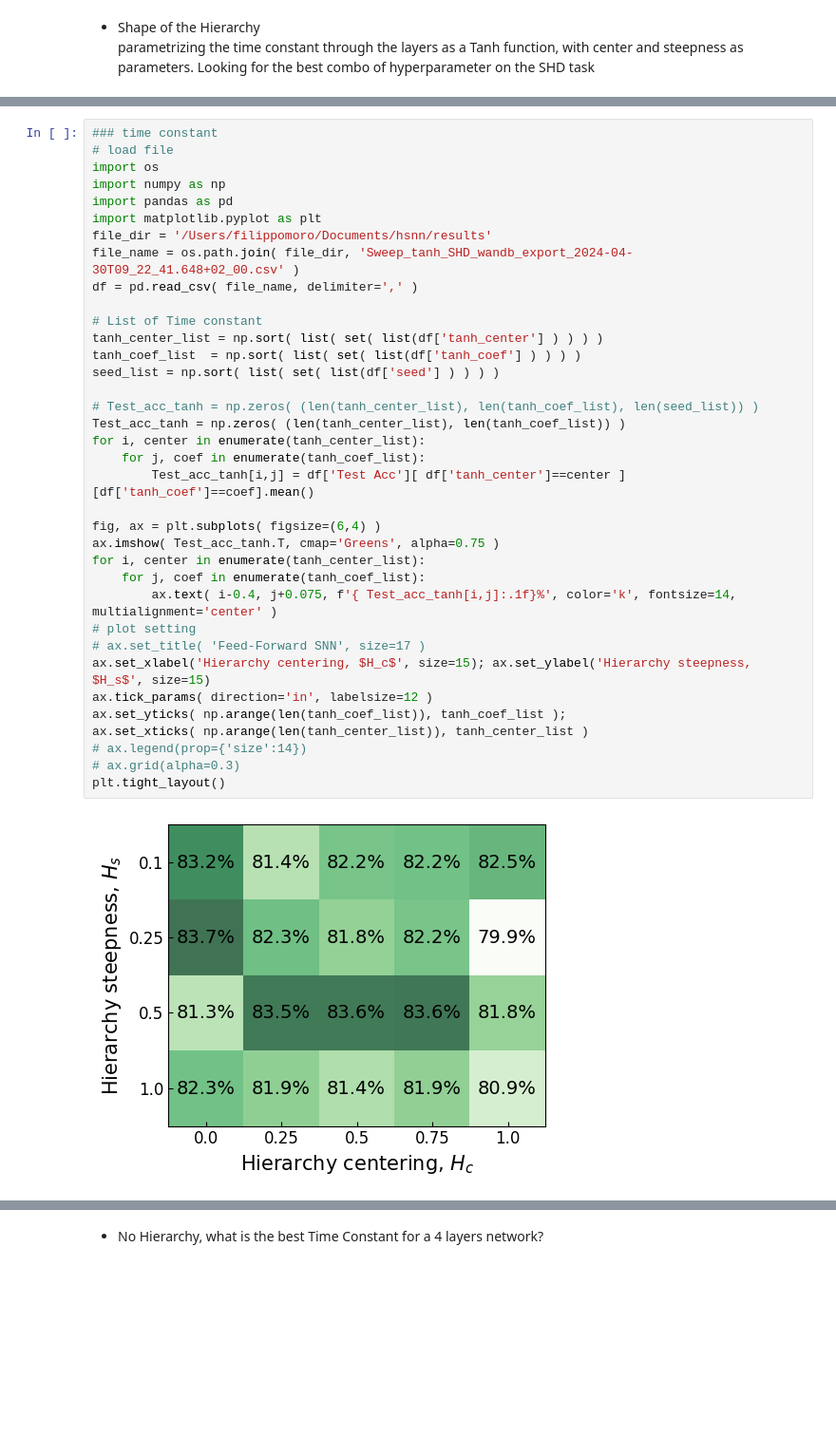
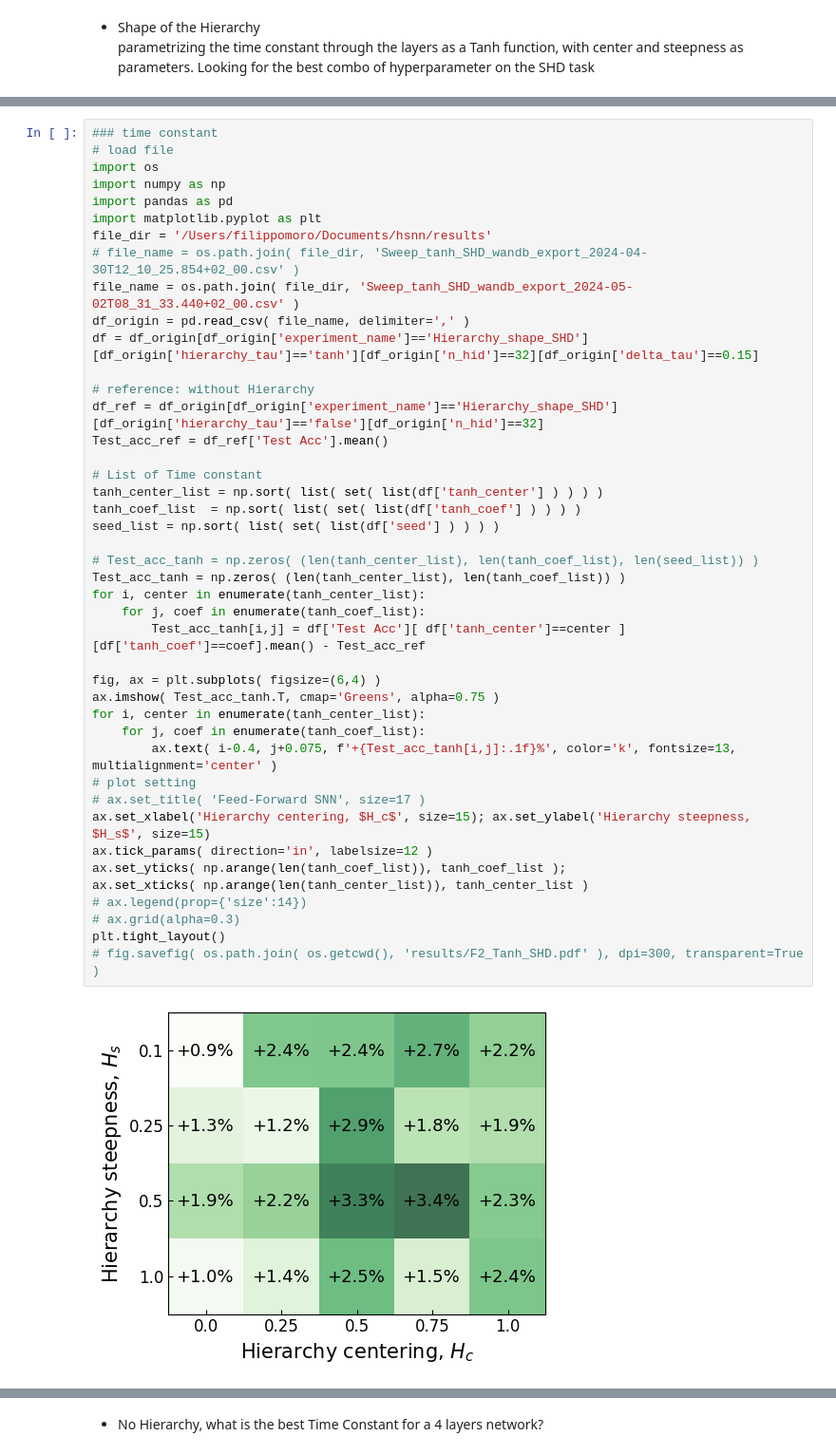
Before and after one commit to EIS-Hub/hSNN, a Jupyter notebook: plotting.ipynb, the cells around one changed output, grey strips where cells are left out. Shown at 95% size. Drawn from its saved outputs; the diff is of its cells as text; blank space fills up the shorter version.

```diff
--- a/plotting.ipynb
+++ b/plotting.ipynb
@@ -21,35 +59,42 @@ parametrizing the time constant through the layers as a Tanh function, with cent
 import os
 import numpy as np
 import pandas as pd
 import matplotlib.pyplot as plt
 file_dir = '/Users/filippomoro/Documents/hsnn/results'
-file_name = os.path.join( file_dir, 'Sweep_tanh_SHD_wandb_export_2024-04-30T09_22_41.648+02_00.csv' )
-df = pd.read_csv( file_name, delimiter=',' )
+# file_name = os.path.join( file_dir, 'Sweep_tanh_SHD_wandb_export_2024-04-30T12_10_25.854+02_00.csv' )
+file_name = os.path.join( file_dir, 'Sweep_tanh_SHD_wandb_export_2024-05-02T08_31_33.440+02_00.csv' )
+df_origin = pd.read_csv( file_name, delimiter=',' )
+df = df_origin[df_origin['experiment_name']=='Hierarchy_shape_SHD'][df_origin['hierarchy_tau']=='tanh'][df_origin['n_hid']==32][df_origin['delta_tau']==0.15]
+
+# reference: without Hierarchy
+df_ref = df_origin[df_origin['experiment_name']=='Hierarchy_shape_SHD'][df_origin['hierarchy_tau']=='false'][df_origin['n_hid']==32]
+Test_acc_ref = df_ref['Test Acc'].mean()
 
 # List of Time constant
 tanh_center_list = np.sort( list( set( list(df['tanh_center'] ) ) ) )
 tanh_coef_list  = np.sort( list( set( list(df['tanh_coef'] ) ) ) )
 seed_list = np.sort( list( set( list(df['seed'] ) ) ) )
 
 # Test_acc_tanh = np.zeros( (len(tanh_center_list), len(tanh_coef_list), len(seed_list)) )
 Test_acc_tanh = np.zeros( (len(tanh_center_list), len(tanh_coef_list)) )
 for i, center in enumerate(tanh_center_list):
     for j, coef in enumerate(tanh_coef_list):
-        Test_acc_tanh[i,j] = df['Test Acc'][ df['tanh_center']==center ][df['tanh_coef']==coef].mean()
+        Test_acc_tanh[i,j] = df['Test Acc'][ df['tanh_center']==center ][df['tanh_coef']==coef].mean() - Test_acc_ref
 
 fig, ax = plt.subplots( figsize=(6,4) )
 ax.imshow( Test_acc_tanh.T, cmap='Greens', alpha=0.75 )
 for i, center in enumerate(tanh_center_list):
     for j, coef in enumerate(tanh_coef_list):
-        ax.text( i-0.4, j+0.075, f'{ Test_acc_tanh[i,j]:.1f}%', color='k', fontsize=14, multialignment='center' )
+        ax.text( i-0.4, j+0.075, f'+{Test_acc_tanh[i,j]:.1f}%', color='k', fontsize=13, multialignment='center' )
 # plot setting
 # ax.set_title( 'Feed-Forward SNN', size=17 )
 ax.set_xlabel('Hierarchy centering, $H_c$', size=15); ax.set_ylabel('Hierarchy steepness, $H_s$', size=15)
 ax.tick_params( direction='in', labelsize=12 )
 ax.set_yticks( np.arange(len(tanh_coef_list)), tanh_coef_list );
 ax.set_xticks( np.arange(len(tanh_center_list)), tanh_center_list )
 # ax.legend(prop={'size':14})
 # ax.grid(alpha=0.3)
 plt.tight_layout()
+# fig.savefig( os.path.join( os.getcwd(), 'results/F2_Tanh_SHD.pdf' ), dpi=300, transparent=True )
 # %% [output]
-[figure, old version]
+[figure, new version]
```
Also changed, not shown: parts of 9 cells of this notebook, 4 other files.
